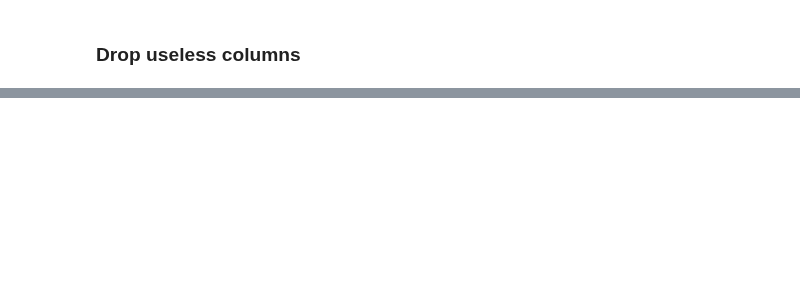
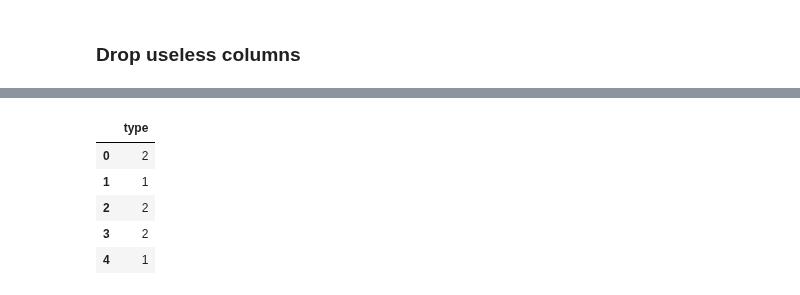
Before and after one commit to luoxiangyi222/cs5228-team-not-found, a Jupyter notebook: cs5228_project_lxy.ipynb, the cells around one changed output, grey strips where cells are left out. Drawn from its saved outputs; the diff is of its cells as text; code cells hidden in the pictures; blank space fills up the shorter version.

```diff
--- a/cs5228_project_lxy.ipynb
+++ b/cs5228_project_lxy.ipynb
@@ -298,12 +455,12 @@ test_df[['freehold']].value_counts()
 # training
 
 # fill null
-print(compute_null_count(train_df, ['built_year']))
+print(compute_null_count(train_df, ["built_year"]))
 
 # by name
-train_df = fill_missing_value_by_group_neighbor(train_df, 'built_year', 'name')
-print(compute_null_count(train_df, ['built_year']))
+train_df = fill_missing_value_by_group_neighbor(train_df, "built_year", "name")
+print(compute_null_count(train_df, ["built_year"]))
 
 # filled by 'unknown'
-train_df['built_year'] = train_df['built_year'].fillna('unknown')
-print(compute_null_count(train_df, ['built_year']))
+train_df["built_year"] = train_df["built_year"].fillna(-1)
+print(compute_null_count(train_df, ["built_year"]))
@@ -324,14 +495,14 @@ print(compute_null_count(test_df, ['built_year']))
 #### no_of_units
 # %%
 # training
-print(compute_null_count(train_df, ['no_of_units']))
+print(compute_null_count(train_df, ["no_of_units"]))
 
 
 # by name
-train_df = fill_missing_value_by_group_neighbor(train_df, 'no_of_units', 'name')
-print(compute_null_count(train_df, ['no_of_units']))
+train_df = fill_missing_value_by_group_neighbor(train_df, "no_of_units", "name")
+print(compute_null_count(train_df, ["no_of_units"]))
 
 
 # by mean
-train_df['no_of_units'] = train_df['no_of_units'].fillna(train_df['no_of_units'].mean())
-print(compute_null_count(train_df, ['no_of_units']))
+train_df["no_of_units"] = train_df["no_of_units"].fillna(np.round(train_df["no_of_units"].mean(), 1))
+print(compute_null_count(train_df, ["no_of_units"]))
@@ -378,8 +622,12 @@ print(test_df['accessibility'].value_counts())
 # %%
 # remove only one values and too many categories
 
-to_drop_columns = ['market_segment', 'type_of_area', 'eco_category', 'accessibility'] + \
-                    ['listing_id', 'name', 'street', 'subszone']
+to_drop_columns = [
+    "market_segment",
+    "type_of_area",
+    "eco_category",
+    "accessibility",
+] + ["listing_id", "name", "street", "subszone"]
 # %%
 train_df = train_df.drop(columns=to_drop_columns)
 train_df.shape
@@ -394,0 +683,13 @@ num_feature_names = [train_df.dtypes.index[i] for i in range(train_df.shape[1])
+# %%
+# training
+train_df.loc[train_df["type"] == "apartment", "type"] = 1
+train_df.loc[train_df["type"] == "condominium", "type"] = 2
+
+train_df[["type"]].head()
+# %% [output]
+|  | type |
+| 0 | 2 |
+| 1 | 1 |
+| 2 | 2 |
+| 3 | 2 |
+| 4 | 1 |
```
Also changed, not shown: parts of 60 cells of this notebook, 4 other files.
